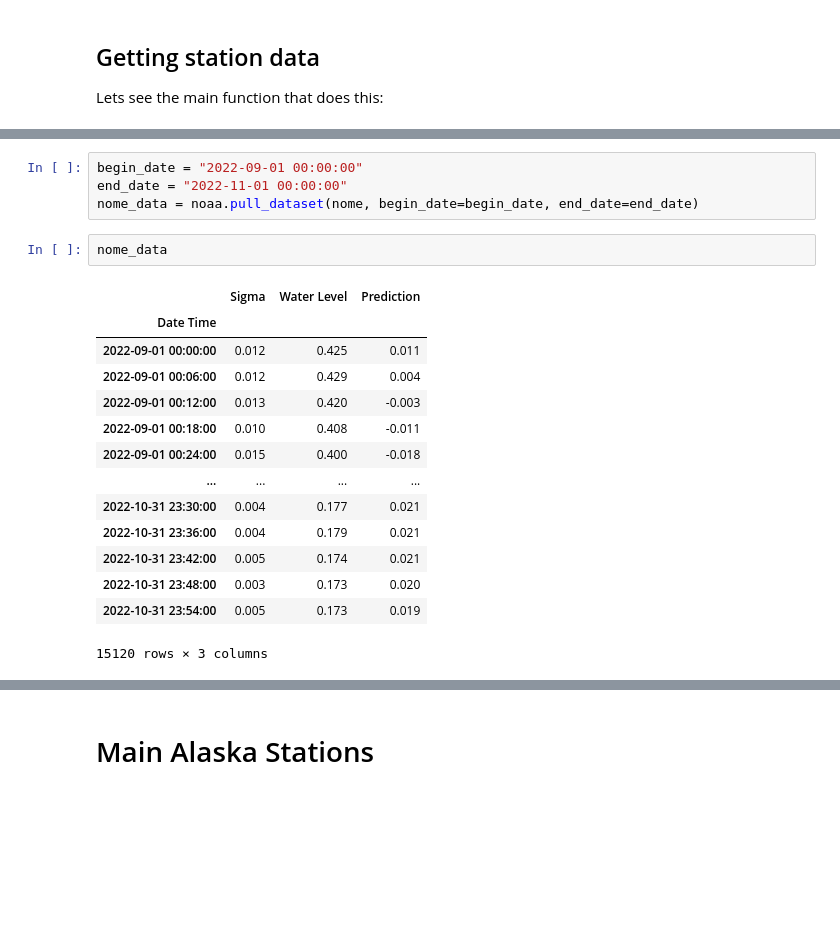
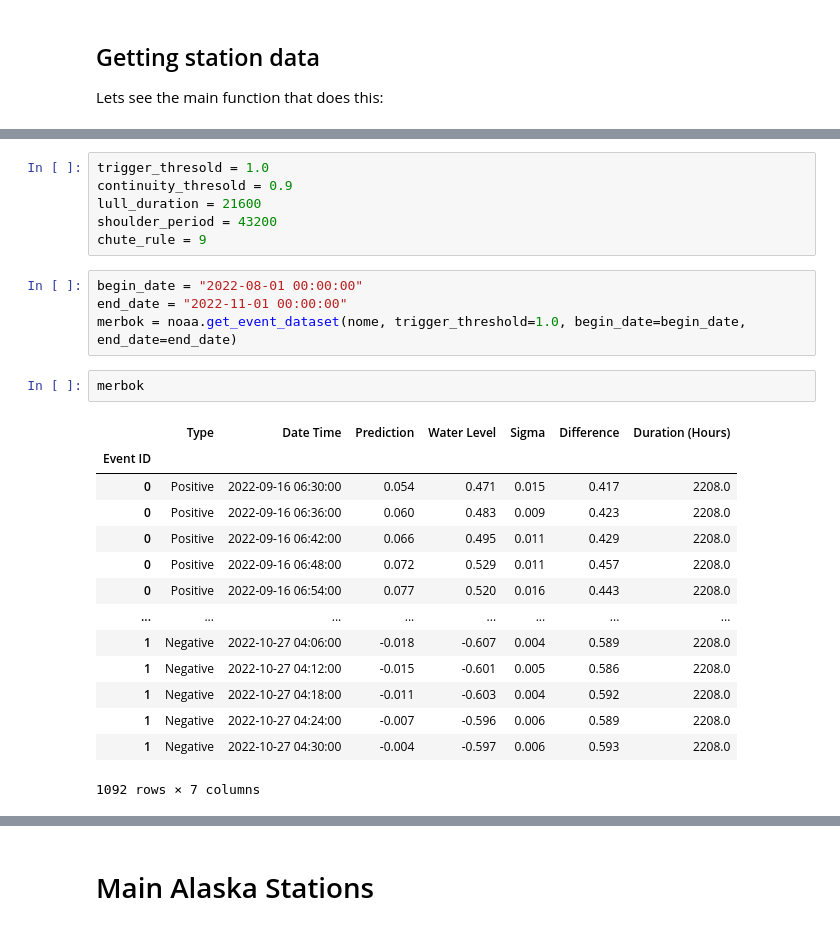
Before and after one commit to UT-CHG/pyadcirc, a Jupyter notebook: notebooks/NOAA_Scrape_Data.ipynb, the cells around one changed output, grey strips where cells are left out. Cells and saved outputs as stored; diff of their text form; blank space fills up the shorter version.

Commit message:
NOAA data scraping and other updates

```diff
--- a/notebooks/NOAA_Scrape_Data.ipynb
+++ b/notebooks/NOAA_Scrape_Data.ipynb
@@ -146,21 +103,27 @@ noaa.get_station_metadata(nome)
+# %%
+trigger_thresold = 1.0
+continuity_thresold = 0.9
+lull_duration = 21600
+shoulder_period = 43200
+chute_rule = 9
 # %%
-begin_date = "2022-09-01 00:00:00"
+begin_date = "2022-08-01 00:00:00"
 end_date = "2022-11-01 00:00:00"
-nome_data = noaa.pull_dataset(nome, begin_date=begin_date, end_date=end_date)
+merbok = noaa.get_event_dataset(nome, trigger_threshold=1.0, begin_date=begin_date, end_date=end_date)
 # %%
-nome_data
+merbok
 # %% [output]
-|  | Sigma | Water Level | Prediction |
-| Date Time |  |  |  |
-| 2022-09-01 00:00:00 | 0.012 | 0.425 | 0.011 |
-| 2022-09-01 00:06:00 | 0.012 | 0.429 | 0.004 |
-| 2022-09-01 00:12:00 | 0.013 | 0.420 | -0.003 |
-| 2022-09-01 00:18:00 | 0.010 | 0.408 | -0.011 |
-| 2022-09-01 00:24:00 | 0.015 | 0.400 | -0.018 |
-| ... | ... | ... | ... |
-| 2022-10-31 23:30:00 | 0.004 | 0.177 | 0.021 |
-| 2022-10-31 23:36:00 | 0.004 | 0.179 | 0.021 |
-| 2022-10-31 23:42:00 | 0.005 | 0.174 | 0.021 |
-| 2022-10-31 23:48:00 | 0.003 | 0.173 | 0.020 |
-| 2022-10-31 23:54:00 | 0.005 | 0.173 | 0.019 |
+|  | Type | Date Time | Prediction | Water Level | Sigma | Difference | Duration (Hours) |
+| Event ID |  |  |  |  |  |  |  |
+| 0 | Positive | 2022-09-16 06:30:00 | 0.054 | 0.471 | 0.015 | 0.417 | 2208.0 |
+| 0 | Positive | 2022-09-16 06:36:00 | 0.060 | 0.483 | 0.009 | 0.423 | 2208.0 |
+| 0 | Positive | 2022-09-16 06:42:00 | 0.066 | 0.495 | 0.011 | 0.429 | 2208.0 |
+| 0 | Positive | 2022-09-16 06:48:00 | 0.072 | 0.529 | 0.011 | 0.457 | 2208.0 |
+| 0 | Positive | 2022-09-16 06:54:00 | 0.077 | 0.520 | 0.016 | 0.443 | 2208.0 |
+| ... | ... | ... | ... | ... | ... | ... | ... |
+| 1 | Negative | 2022-10-27 04:06:00 | -0.018 | -0.607 | 0.004 | 0.589 | 2208.0 |
+| 1 | Negative | 2022-10-27 04:12:00 | -0.015 | -0.601 | 0.005 | 0.586 | 2208.0 |
+| 1 | Negative | 2022-10-27 04:18:00 | -0.011 | -0.603 | 0.004 | 0.592 | 2208.0 |
+| 1 | Negative | 2022-10-27 04:24:00 | -0.007 | -0.596 | 0.006 | 0.589 | 2208.0 |
+| 1 | Negative | 2022-10-27 04:30:00 | -0.004 | -0.597 | 0.006 | 0.593 | 2208.0 |
-15120 rows × 3 columns
+1092 rows × 7 columns
```
Also changed, not shown: parts of 32 cells of this notebook, 4 other files.
